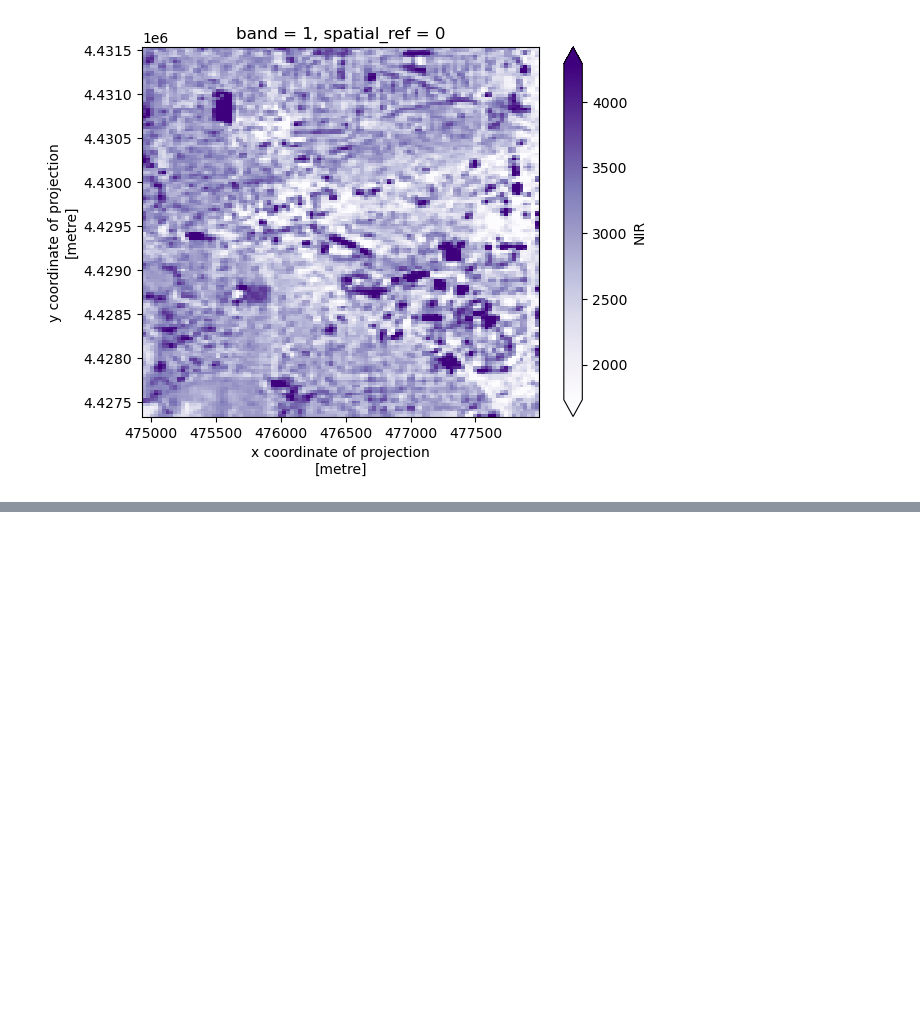
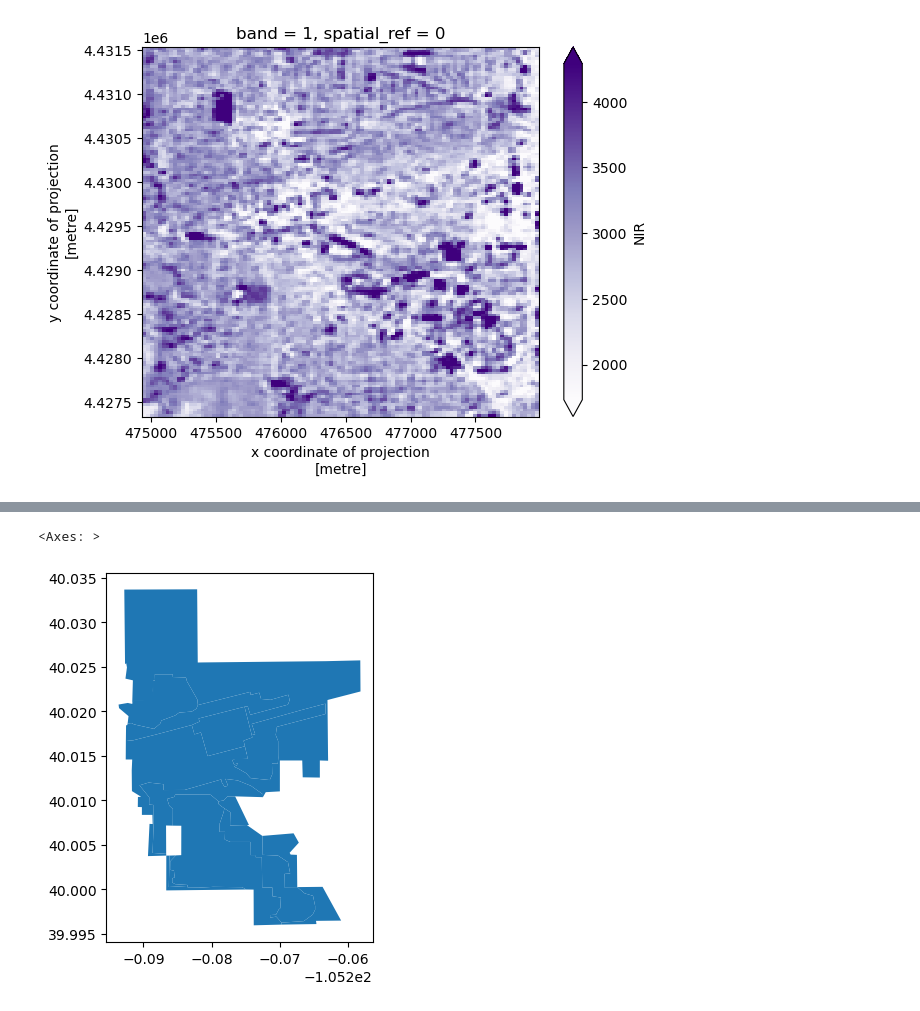
Before and after one commit to earthlab-education/fundamentals-04-redlining-hanried, a Jupyter notebook: notebooks/boulder-redlining.ipynb, the cells around one changed output, grey strips where cells are left out. Saved outputs shown, nothing was run; the diff lists cells and outputs as text; code cells hidden in the pictures; blank space fills up the shorter version.

```diff
--- a/notebooks/boulder-redlining.ipynb
+++ b/notebooks/boulder-redlining.ipynb
@@ -451,0 +508,5 @@ boulder_das['nir'][0].plot(cmap='Purples', robust=True)
+# %%
+bld_redlining_gdf.plot()
+# %% [output]
+<Axes: >
+[figure, added]
```
Also changed, not shown: parts of 15 cells of this notebook.
